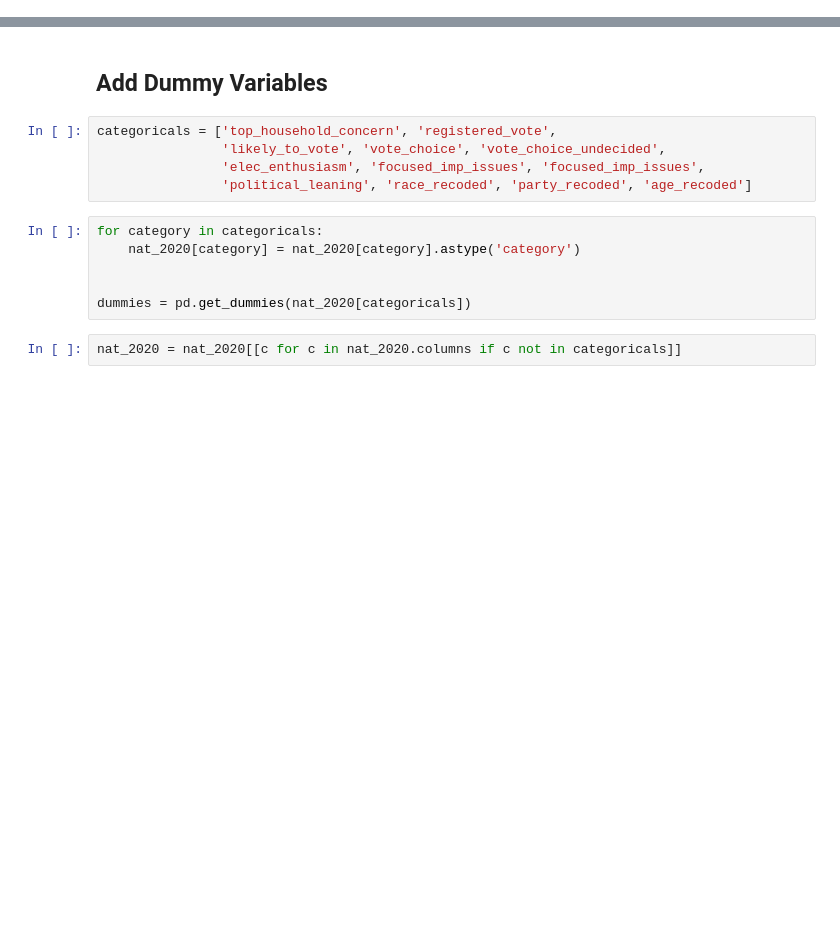
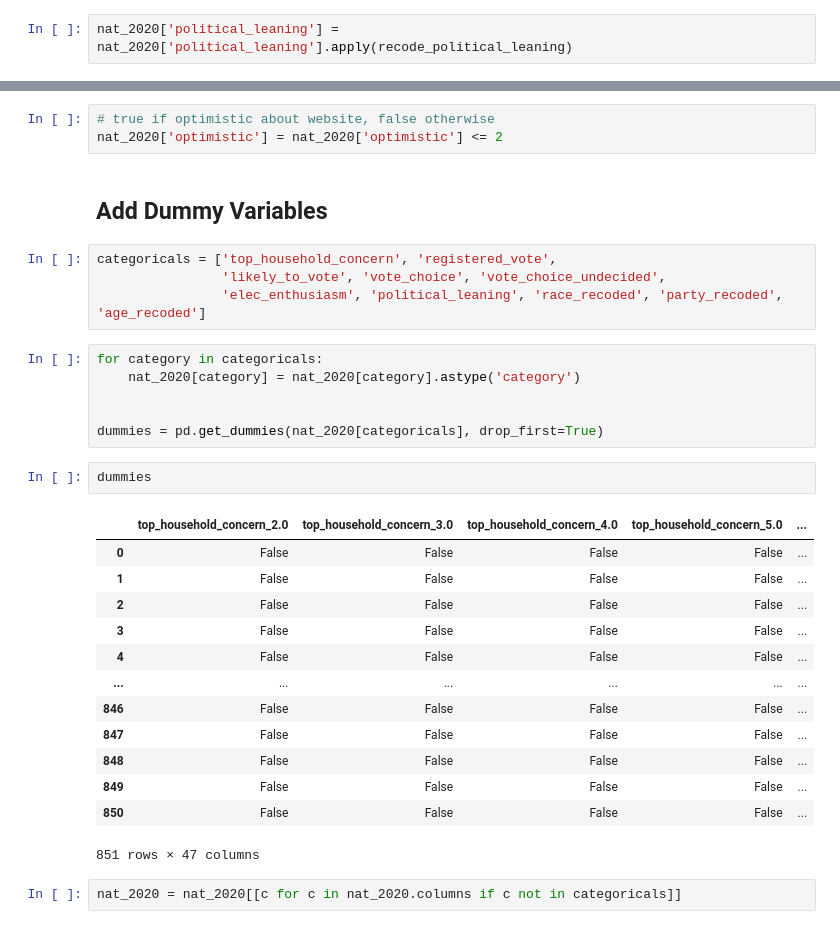
Before and after one commit to pmench/mrp-team, a Jupyter notebook: src/bella_ML.ipynb, the cells around one changed output, grey strips where cells are left out. Drawn from its saved outputs; the diff is of its cells as text; blank space fills up the shorter version.

```diff
--- a/src/bella_ML.ipynb
+++ b/src/bella_ML.ipynb
@@ -136,0 +194,2 @@ Name: count, dtype: int64
+# %%
+nat_2020['political_leaning'] = nat_2020['political_leaning'].apply(recode_political_leaning)
@@ -137,16 +198,34 @@ Name: count, dtype: int64
+# %%
+# true if optimistic about website, false otherwise
+nat_2020['optimistic'] = nat_2020['optimistic'] <= 2
 # %% [markdown]
 <h2>Add Dummy Variables</h2>
 # %%
 categoricals = ['top_household_concern', 'registered_vote',
                 'likely_to_vote', 'vote_choice', 'vote_choice_undecided',
-                'elec_enthusiasm', 'focused_imp_issues', 'focused_imp_issues',
-                'political_leaning', 'race_recoded', 'party_recoded', 'age_recoded']
+                'elec_enthusiasm', 'political_leaning', 'race_recoded', 'party_recoded', 'age_recoded']
 # %%
 for category in categoricals:
     nat_2020[category] = nat_2020[category].astype('category')
 
 
-dummies = pd.get_dummies(nat_2020[categoricals])
+dummies = pd.get_dummies(nat_2020[categoricals], drop_first=True)
+# %%
+dummies
+# %% [output]
+|  | top_household_concern_2.0 | top_household_concern_3.0 | top_household_concern_4.0 | top_household_concern_5.0 | ... |
+| 0 | False | False | False | False | ... |
+| 1 | False | False | False | False | ... |
+| 2 | False | False | False | False | ... |
+| 3 | False | False | False | False | ... |
+| 4 | False | False | False | False | ... |
+| ... | ... | ... | ... | ... | ... |
+| 846 | False | False | False | False | ... |
+| 847 | False | False | False | False | ... |
+| 848 | False | False | False | False | ... |
+| 849 | False | False | False | False | ... |
+| 850 | False | False | False | False | ... |
+851 rows × 47 columns
 # %%
 nat_2020 = nat_2020[[c for c in nat_2020.columns if c not in categoricals]]
 # %%
```
Also changed, not shown: parts of 27 cells of this notebook, 2 other files.
